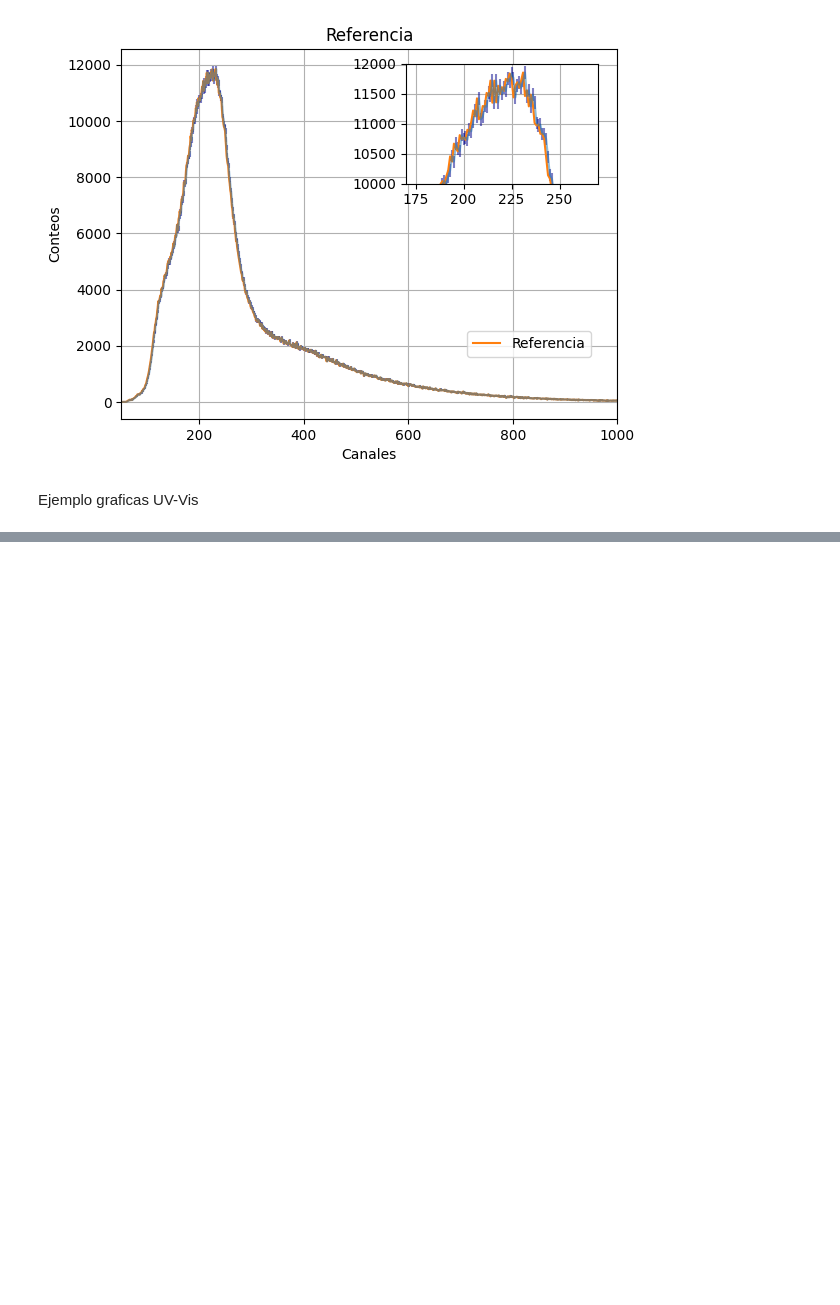
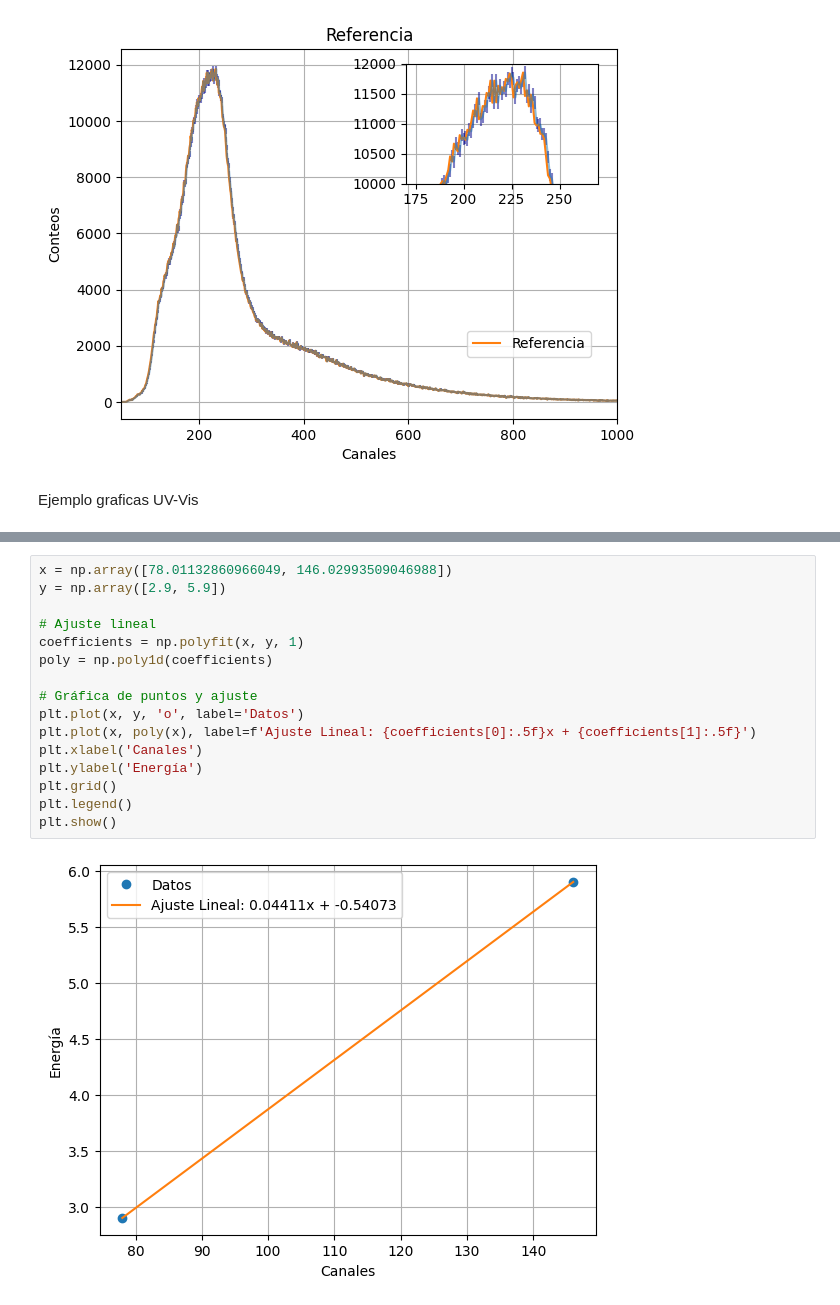
Before and after one commit to jpabonl/Proyecto-experimental, a Jupyter notebook: Graficas_Toma_1.ipynb, the cells around one changed output, grey strips where cells are left out. Drawn from its saved outputs; the diff is of its cells as text; blank space fills up the shorter version.

```diff
--- a/Graficas_Toma_1.ipynb
+++ b/Graficas_Toma_1.ipynb
@@ -442,0 +580,18 @@ WARNING:matplotlib.legend:No artists with labels found to put in legend.  Note t
+# %%
+x = np.array([78.01132860966049, 146.02993509046988])
+y = np.array([2.9, 5.9])
+
+# Ajuste lineal
+coefficients = np.polyfit(x, y, 1)
+poly = np.poly1d(coefficients)
+
+# Gráfica de puntos y ajuste
+plt.plot(x, y, 'o', label='Datos')
+plt.plot(x, poly(x), label=f'Ajuste Lineal: {coefficients[0]:.5f}x + {coefficients[1]:.5f}')
+plt.xlabel('Canales')
+plt.ylabel('Energía')
+plt.grid()
+plt.legend()
+plt.show()
+# %% [output]
+[figure, added]
```
Also changed, not shown: parts of 13 cells of this notebook.
